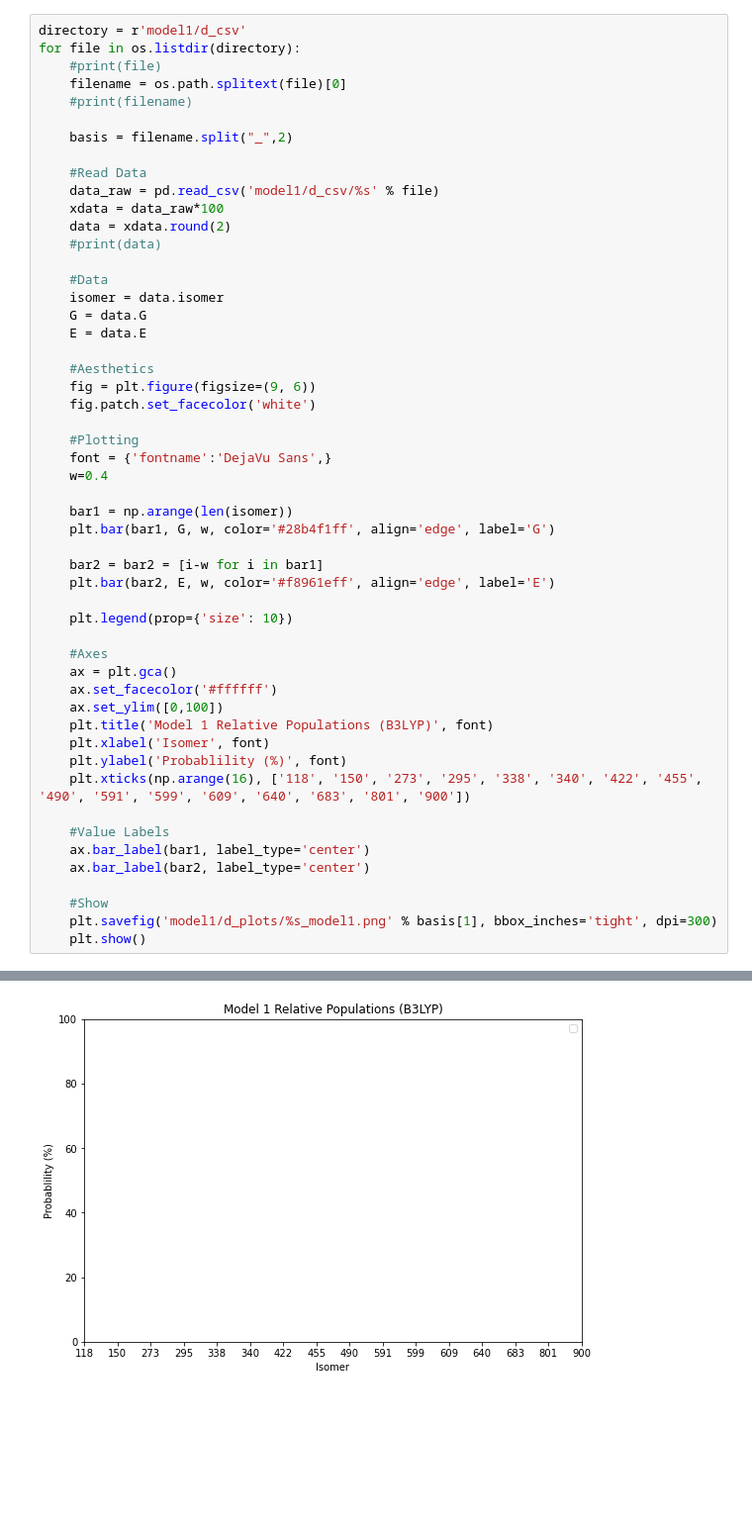
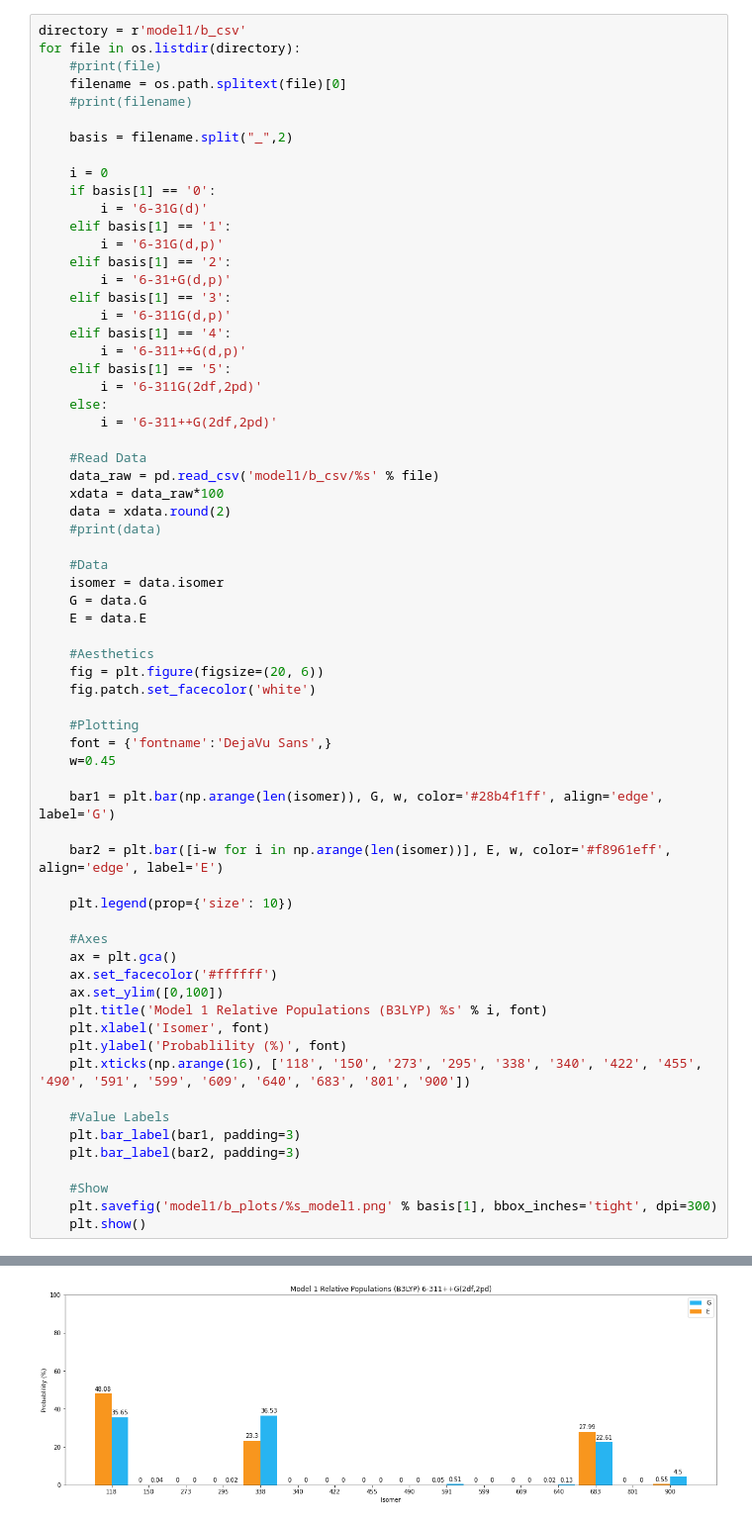
Before and after one commit to nicoleipi/CCS, a Jupyter notebook: data/EFPlot_B3LYP_M1.ipynb, the cells around one changed output, grey strips where cells are left out. Shown at 99% size. Cells and saved outputs as stored; diff of their text form; blank space fills up the shorter version.

```diff
--- a/data/EFPlot_B3LYP_M1.ipynb
+++ b/data/EFPlot_B3LYP_M1.ipynb
@@ -4,7 +5,7 @@ import matplotlib.pyplot as plt
 import numpy as np
 import os
 # %%
-directory = r'model1/d_csv'
+directory = r'model1/b_csv'
 for file in os.listdir(directory):
     #print(file)
     filename = os.path.splitext(file)[0]
@@ -12,8 +13,24 @@ for file in os.listdir(directory):
 
     basis = filename.split("_",2)
 
+    i = 0
+    if basis[1] == '0':
+        i = '6-31G(d)'
+    elif basis[1] == '1':
+        i = '6-31G(d,p)'
+    elif basis[1] == '2':
+        i = '6-31+G(d,p)'
+    elif basis[1] == '3':
+        i = '6-311G(d,p)'
+    elif basis[1] == '4':
+        i = '6-311++G(d,p)'
+    elif basis[1] == '5':
+        i = '6-311G(2df,2pd)'
+    else:
+        i = '6-311++G(2df,2pd)'
+
     #Read Data
-    data_raw = pd.read_csv('model1/d_csv/%s' % file)
+    data_raw = pd.read_csv('model1/b_csv/%s' % file)
     xdata = data_raw*100
     data = xdata.round(2)
     #print(data)
@@ -24,18 +41,16 @@ for file in os.listdir(directory):
     E = data.E
 
     #Aesthetics
-    fig = plt.figure(figsize=(9, 6))
+    fig = plt.figure(figsize=(20, 6))
     fig.patch.set_facecolor('white')
 
     #Plotting
     font = {'fontname':'DejaVu Sans',}
-    w=0.4
+    w=0.45
 
-    bar1 = np.arange(len(isomer))
-    plt.bar(bar1, G, w, color='#28b4f1ff', align='edge', label='G')
+    bar1 = plt.bar(np.arange(len(isomer)), G, w, color='#28b4f1ff', align='edge', label='G')
 
-    bar2 = bar2 = [i-w for i in bar1]
-    plt.bar(bar2, E, w, color='#f8961eff', align='edge', label='E')
+    bar2 = plt.bar([i-w for i in np.arange(len(isomer))], E, w, color='#f8961eff', align='edge', label='E')
 
     plt.legend(prop={'size': 10})
 
@@ -43,16 +58,16 @@ for file in os.listdir(directory):
     ax = plt.gca()
     ax.set_facecolor('#ffffff')
     ax.set_ylim([0,100])
-    plt.title('Model 1 Relative Populations (B3LYP)', font)
+    plt.title('Model 1 Relative Populations (B3LYP) %s' % i, font)
     plt.xlabel('Isomer', font)
     plt.ylabel('Probablility (%)', font)
     plt.xticks(np.arange(16), ['118', '150', '273', '295', '338', '340', '422', '455', '490', '591', '599', '609', '640', '683', '801', '900'])
 
     #Value Labels
-    ax.bar_label(bar1, label_type='center')
-    ax.bar_label(bar2, label_type='center')
+    plt.bar_label(bar1, padding=3)
+    plt.bar_label(bar2, padding=3)
 
     #Show
-    plt.savefig('model1/d_plots/%s_model1.png' % basis[1], bbox_inches='tight', dpi=300)
+    plt.savefig('model1/b_plots/%s_model1.png' % basis[1], bbox_inches='tight', dpi=300)
     plt.show()
 # %% [output]
@@ -61 +74 @@ AttributeError: 'AxesSubplot' object has no attribute 'bar_label'
-[figure, old version]
+[figure, new version]
```
Also changed, not shown: parts of 2 cells of this notebook, 23 other files.
